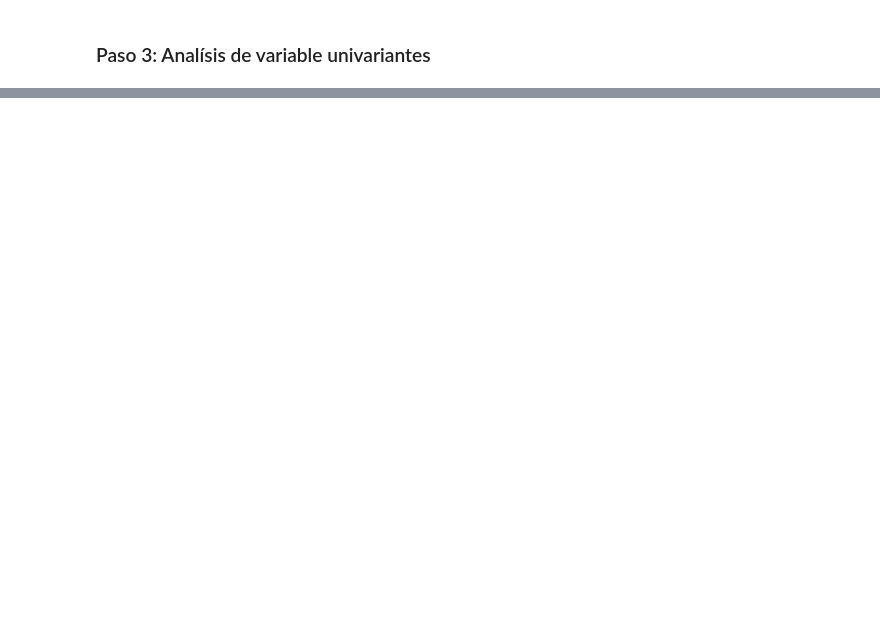
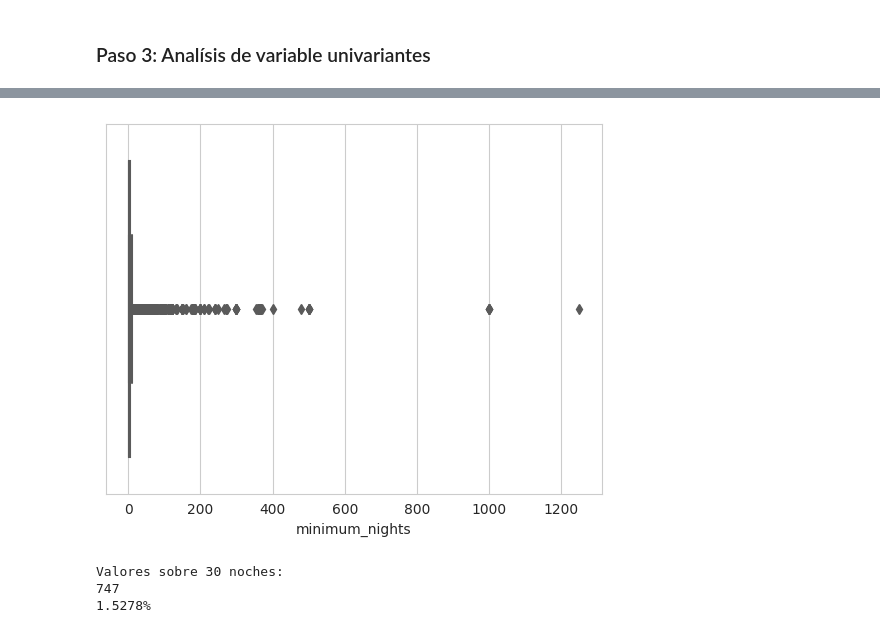
Before and after one commit to fevc08/new_york_city_airbnb_eda, a Jupyter notebook: src/explore.ipynb, the cells around one changed output, grey strips where cells are left out. Drawn from its saved outputs; the diff is of its cells as text; code cells hidden in the pictures; blank space fills up the shorter version.

```diff
--- a/src/explore.ipynb
+++ b/src/explore.ipynb
@@ -260,0 +242,14 @@ plt.show()
+# %%
+# Boxplot del minimo de noches
+sns.boxplot(data = df_airbnb_ny, x = 'minimum_nights')
+plt.show()
+
+# Calcular el numero y procentaje de precios que son iguales a 500.
+print('Valores sobre 30 noches: ')
+print(len(df_airbnb_ny[df_airbnb_ny['minimum_nights'] > 30]))
+print('{:.4f}%'.format((len(df_airbnb_ny[df_airbnb_ny['minimum_nights'] > 30]) / df_airbnb_ny.shape[0]) * 100))
+# %% [output]
+[figure, added]
+Valores sobre 30 noches:
+747
+1.5278%
```
Also changed, not shown: parts of 8 cells of this notebook.
